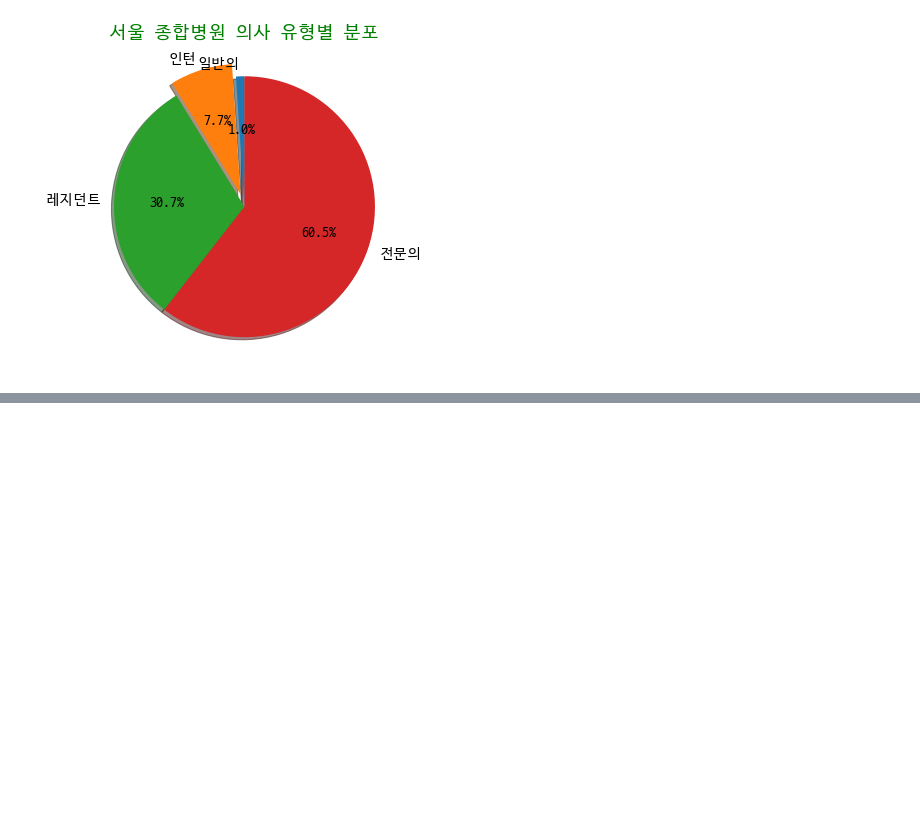
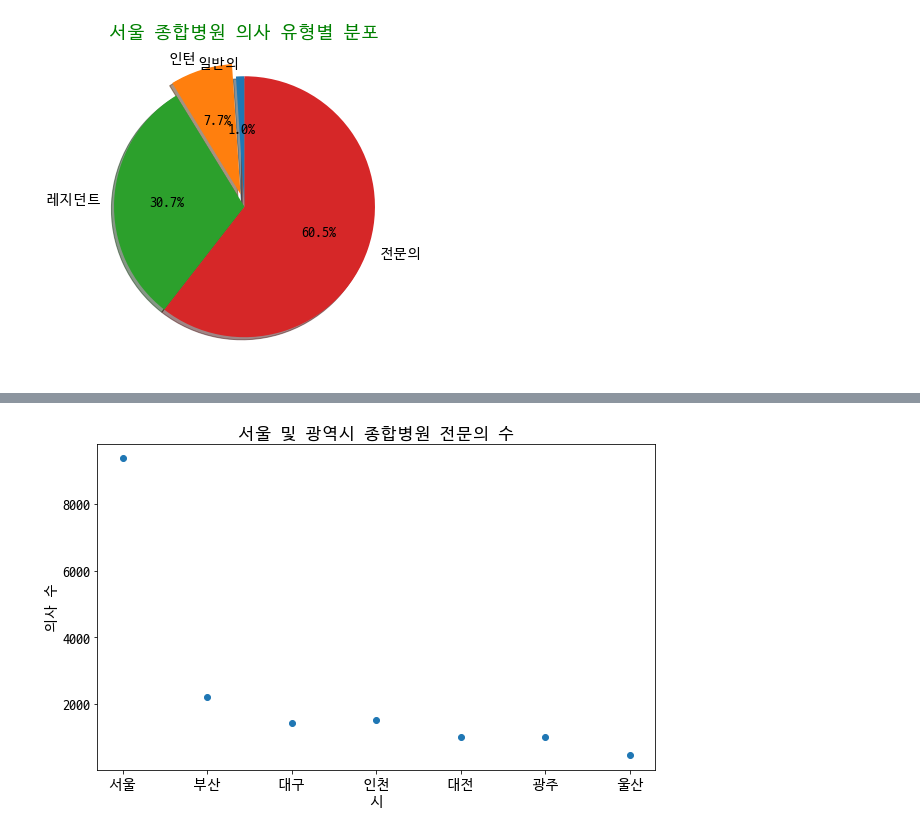
Before and after one commit to chohyunchul/p-basic, a Jupyter notebook: Matplotlib/cheapter 12장 연습문제.ipynb, the cells around one changed output, grey strips where cells are left out. Drawn from its saved outputs; the diff is of its cells as text; code cells hidden in the pictures; blank space fills up the shorter version.

```diff
--- a/Matplotlib/cheapter 12장 연습문제.ipynb
+++ b/Matplotlib/cheapter 12장 연습문제.ipynb
@@ -262,0 +378,4 @@ f.close()
+# %%
+# 12-4
+df3 = pd.read_csv("doctor2.csv")
+df3
@@ -262,0 +391,10 @@ f.close()
+# %%
+df3 = df3.set_index('지역')
+# %%
+df3['전문의 수'].plot(marker='o',linewidth=0)
+plt.title('서울 및 광역시 종합병원 전문의 수')
+plt.xlabel('시')
+plt.ylabel('의사 수')
+plt.show()
+# %% [output]
+[figure, added]
```
Also changed, not shown: parts of 11 cells of this notebook, 32 other files.
